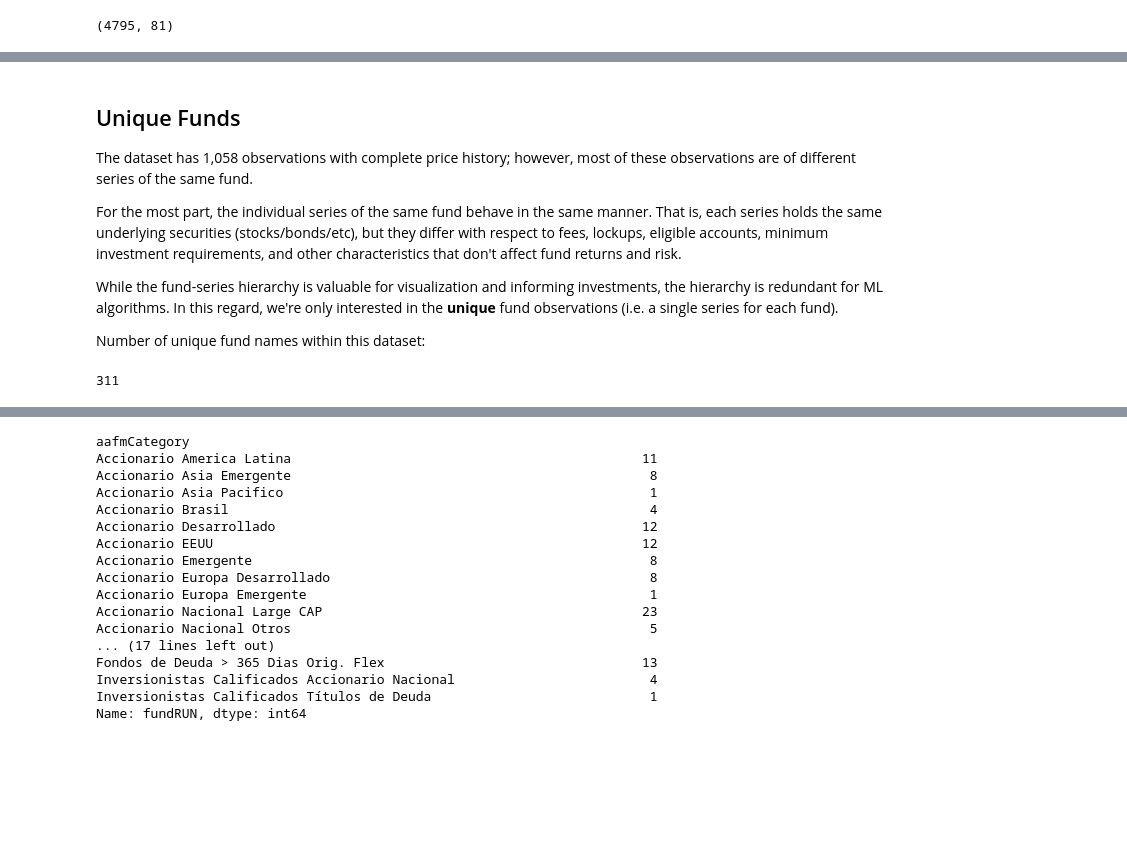
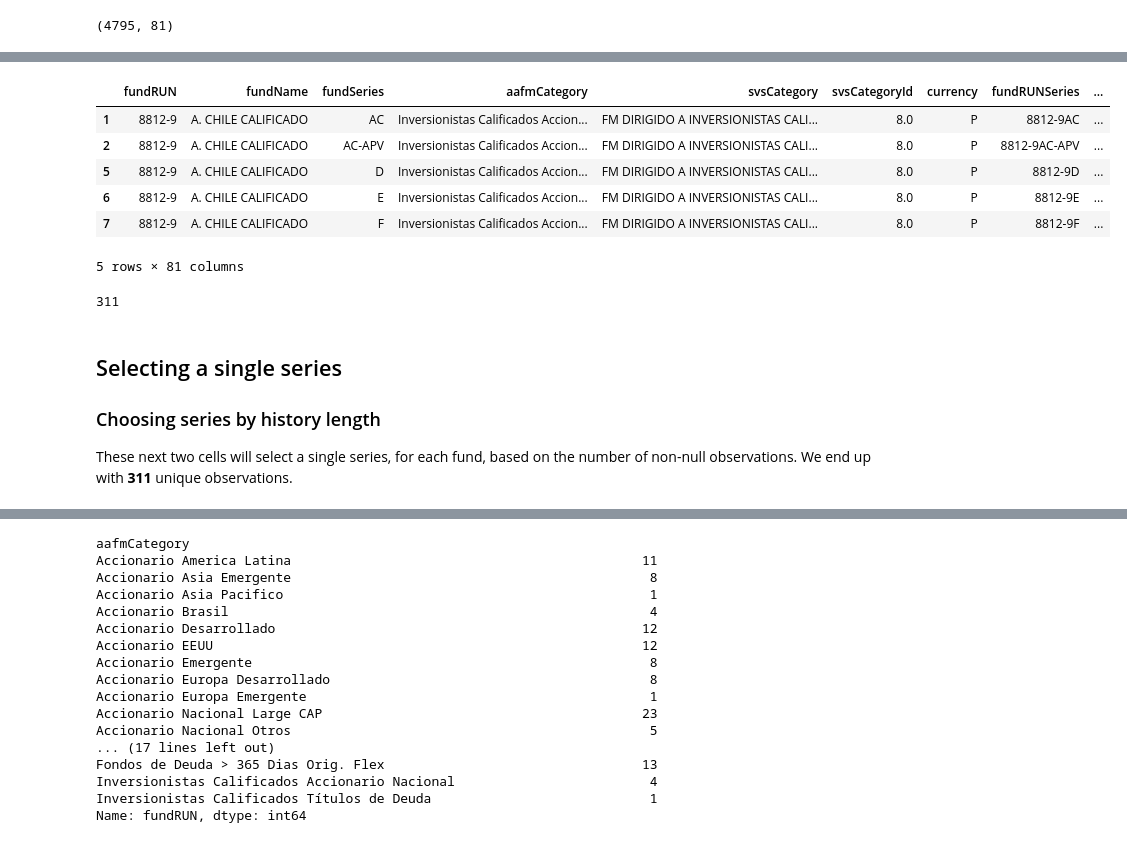
Before and after one commit to chris-santiago/aafm, a Jupyter notebook: notebooks/raw_clean.ipynb, the cells around one changed output, grey strips where cells are left out. Drawn from its saved outputs; the diff is of its cells as text; code cells hidden in the pictures; blank space fills up the shorter version.

Commit message:
cleanup prices v2

```diff
--- a/notebooks/raw_clean.ipynb
+++ b/notebooks/raw_clean.ipynb
@@ -22,14 +31,20 @@ data.shape
-# %% [markdown]
-## Unique Funds
-
-The dataset has 1,058 observations with complete price history; however, most of these observations are of different series of the same fund.
-
-For the most part, the individual series of the same fund behave in the same manner.  That is, each series holds the same underlying securities (stocks/bonds/etc), but they differ with respect to fees, lockups, eligible accounts, minimum investment requirements, and other characteristics that don't affect fund returns and risk.
-
-While the fund-series hierarchy is valuable for visualization and informing investments, the hierarchy is redundant for ML algorithms. In this regard, we're only interested in the **unique** fund observations (i.e. a single series for each fund).
-
-Number of unique fund names within this dataset:
-# %%
-len(data['fundName'].unique())
-# %% [output]
-311
+# %%
+data.head()
+# %% [output]
+|  | fundRUN | fundName | fundSeries | aafmCategory | svsCategory | svsCategoryId | currency | fundRUNSeries | ... |
+| 1 | 8812-9 | A. CHILE CALIFICADO | AC | Inversionistas Calificados Accion... | FM DIRIGIDO A INVERSIONISTAS CALI... | 8.0 | P | 8812-9AC | ... |
+| 2 | 8812-9 | A. CHILE CALIFICADO | AC-APV | Inversionistas Calificados Accion... | FM DIRIGIDO A INVERSIONISTAS CALI... | 8.0 | P | 8812-9AC-APV | ... |
+| 5 | 8812-9 | A. CHILE CALIFICADO | D | Inversionistas Calificados Accion... | FM DIRIGIDO A INVERSIONISTAS CALI... | 8.0 | P | 8812-9D | ... |
+| 6 | 8812-9 | A. CHILE CALIFICADO | E | Inversionistas Calificados Accion... | FM DIRIGIDO A INVERSIONISTAS CALI... | 8.0 | P | 8812-9E | ... |
+| 7 | 8812-9 | A. CHILE CALIFICADO | F | Inversionistas Calificados Accion... | FM DIRIGIDO A INVERSIONISTAS CALI... | 8.0 | P | 8812-9F | ... |
+5 rows × 81 columns
+# %%
+data['fundName'].nunique()
+# %% [output]
+311
+# %% [markdown]
+## Selecting a single series
+
+### Choosing series by history length
+
+These next two cells will select a single series, for each fund, based on the number of non-null observations. We end up with **311** unique observations.
```
Also changed, not shown: parts of 30 cells of this notebook, 3 other files.
